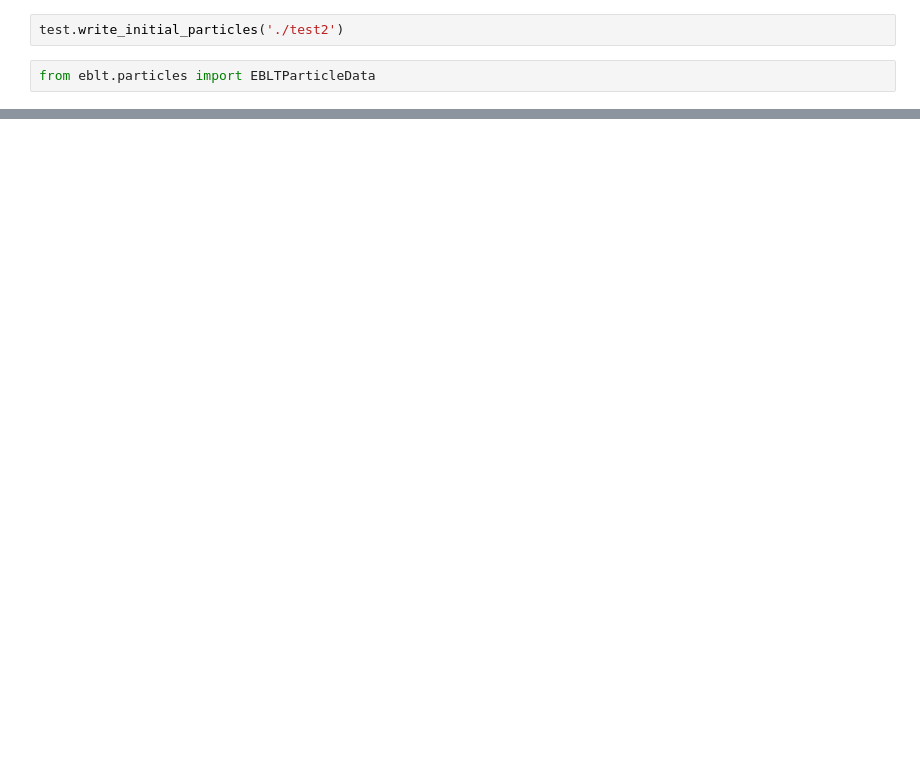
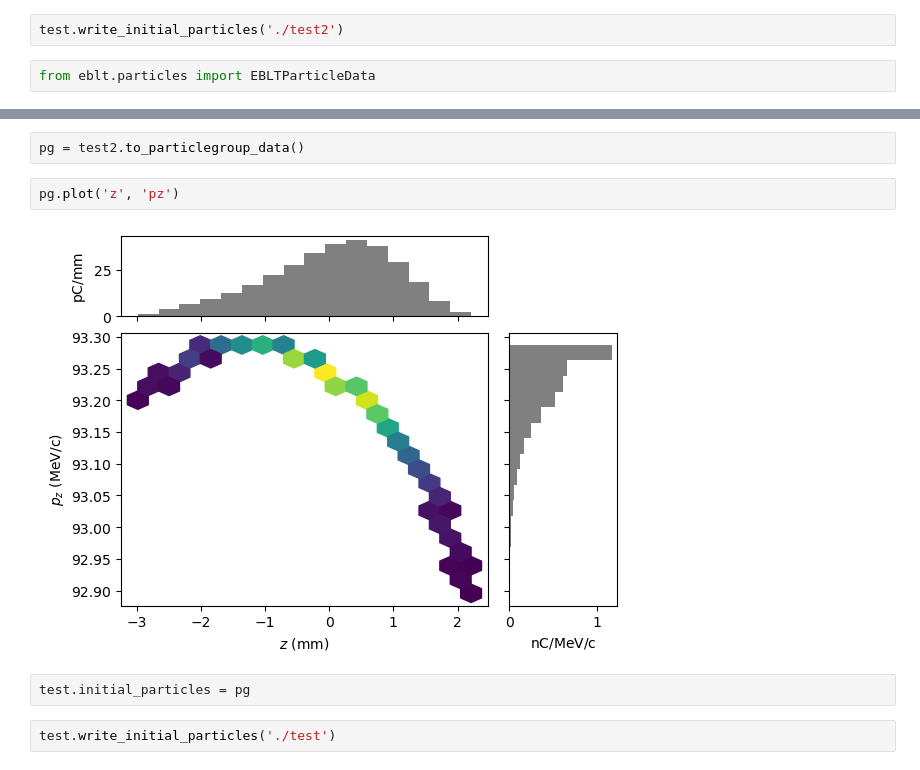
Before and after one commit to slaclab/lume-eblt, a Jupyter notebook: docs/examples/test2.ipynb, the cells around one changed output, grey strips where cells are left out. Saved outputs shown, nothing was run; the diff lists cells and outputs as text; blank space fills up the shorter version.

```diff
--- a/docs/examples/test2.ipynb
+++ b/docs/examples/test2.ipynb
@@ -48,0 +94,10 @@ ValueError: the dtype passed requires 6 columns but 11 were found at row 1; use
+# %%
+pg = test2.to_particlegroup_data()
+# %%
+pg.plot('z', 'pz')
+# %% [output]
+[figure, added]
+# %%
+test.initial_particles = pg
+# %%
+test.write_initial_particles('./test')
```
Also changed, not shown: parts of 18 cells of this notebook, 13 other files.
